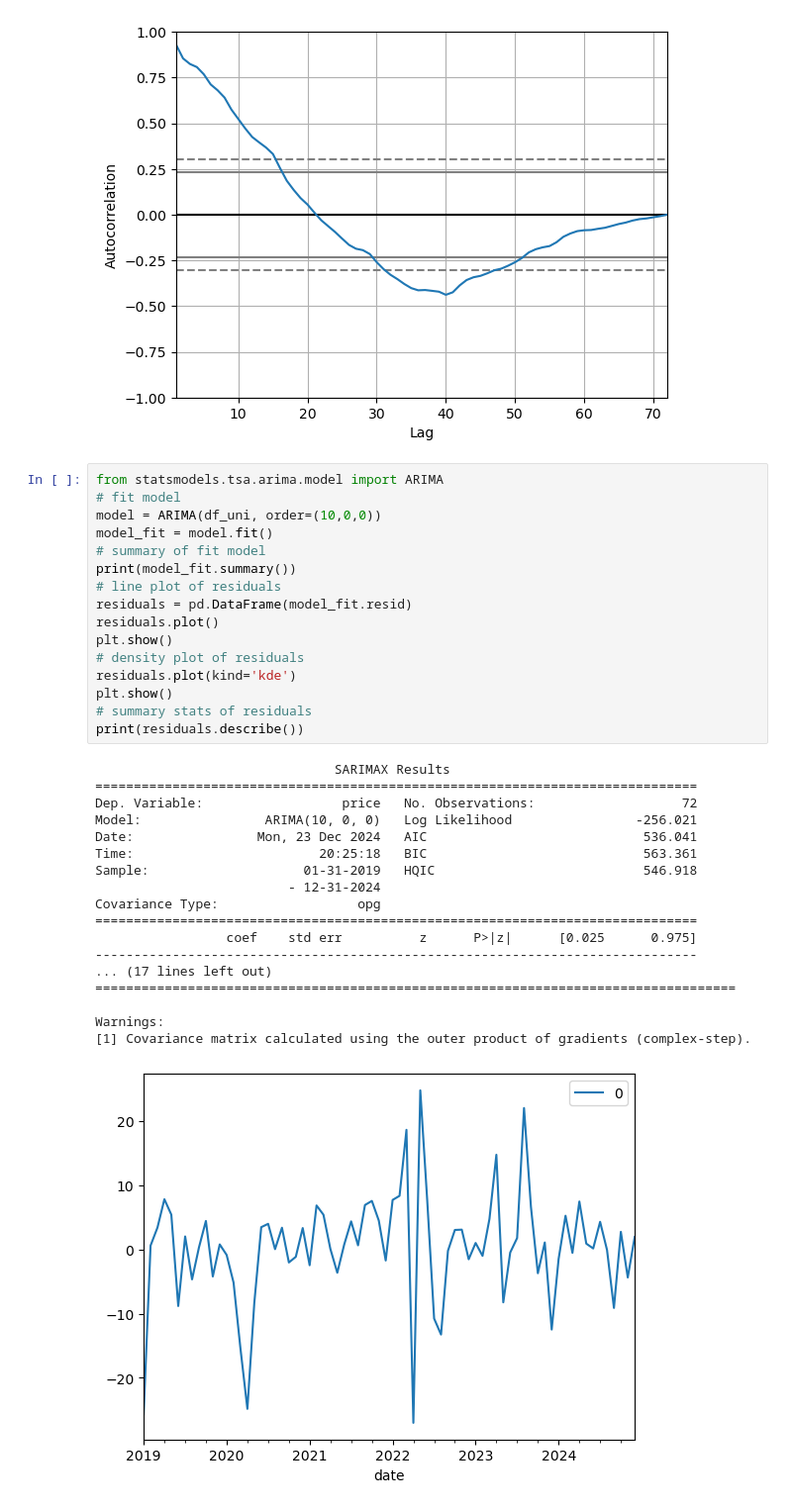
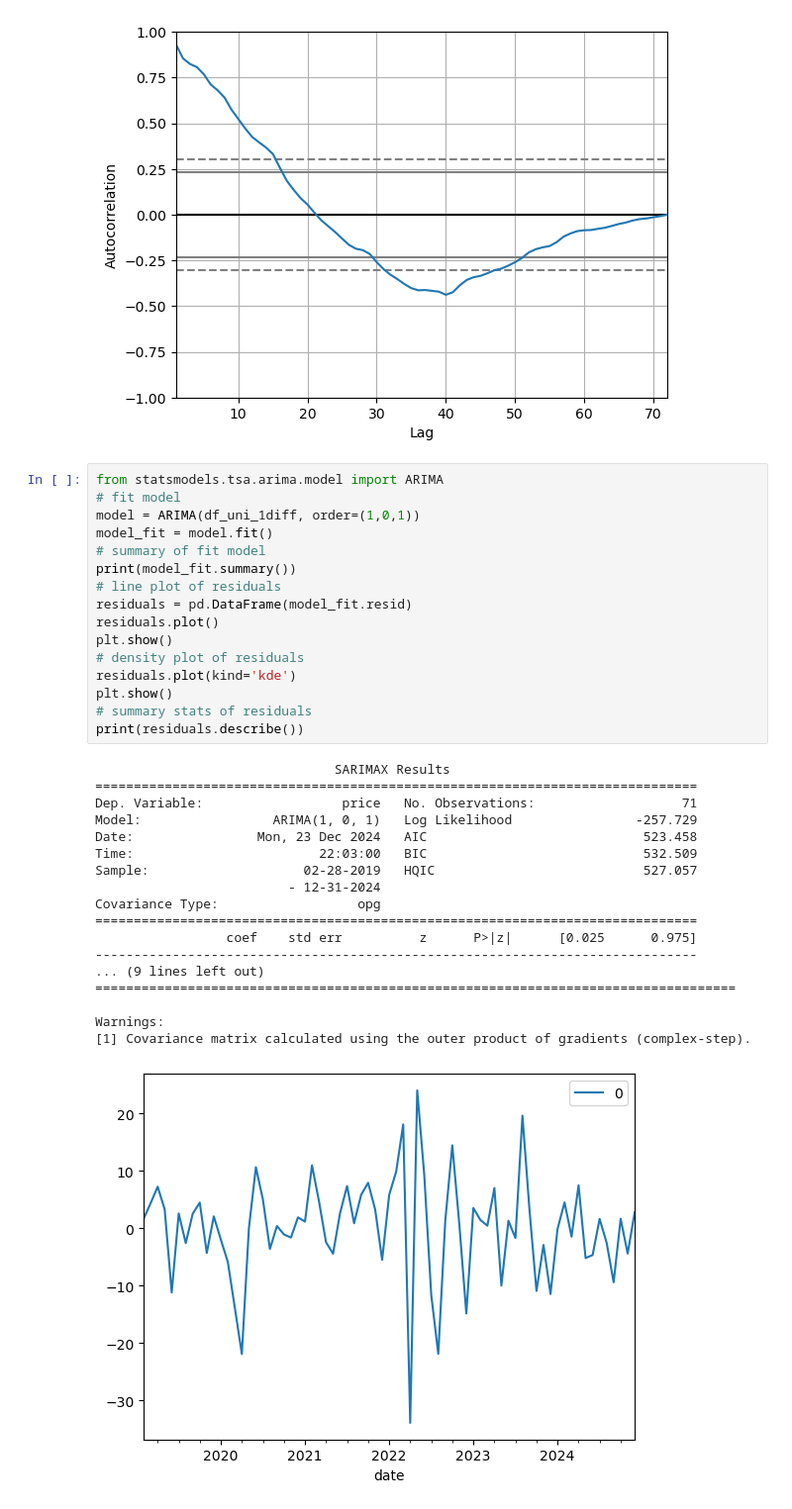
Before and after one commit to moscmh/portfolio, a Jupyter notebook: Time_Series/Perth_Fuel_Forecast/perth_fuel.ipynb, the cells around one changed output. Shown: that part at 99% size. Drawn from its saved outputs; the diff is of its cells as text.

Commit message:
Prepared for ARIMA model fitting.

```diff
--- a/Time_Series/Perth_Fuel_Forecast/perth_fuel.ipynb
+++ b/Time_Series/Perth_Fuel_Forecast/perth_fuel.ipynb
@@ -176,35 +176,35 @@ plt.show()
 # %%
 from statsmodels.tsa.arima.model import ARIMA
 # fit model
-model = ARIMA(df_uni, order=(10,0,0))
+model = ARIMA(df_uni_1diff, order=(1,0,1))
 model_fit = model.fit()
 # summary of fit model
 print(model_fit.summary())
 # line plot of residuals
 residuals = pd.DataFrame(model_fit.resid)
 residuals.plot()
 plt.show()
 # density plot of residuals
 residuals.plot(kind='kde')
 plt.show()
 # summary stats of residuals
 print(residuals.describe())
 # %% [output]
                                SARIMAX Results
 ==============================================================================
-Dep. Variable:                  price   No. Observations:                   72
-Model:                ARIMA(10, 0, 0)   Log Likelihood                -256.021
-Date:                Mon, 23 Dec 2024   AIC                            536.041
-Time:                        20:25:18   BIC                            563.361
-Sample:                    01-31-2019   HQIC                           546.918
+Dep. Variable:                  price   No. Observations:                   71
+Model:                 ARIMA(1, 0, 1)   Log Likelihood                -257.729
+Date:                Mon, 23 Dec 2024   AIC                            523.458
+Time:                        22:03:00   BIC                            532.509
+Sample:                    02-28-2019   HQIC                           527.057
                          - 12-31-2024
 Covariance Type:                  opg
 ==============================================================================
                  coef    std err          z      P>|z|      [0.025      0.975]
 ------------------------------------------------------------------------------
-... (17 lines left out)
+... (9 lines left out)
 ===================================================================================
 
 Warnings:
 [1] Covariance matrix calculated using the outer product of gradients (complex-step).
-[figure, old version]
+[figure, new version]
```
Also changed, not shown: parts of 1 cell of this notebook.
